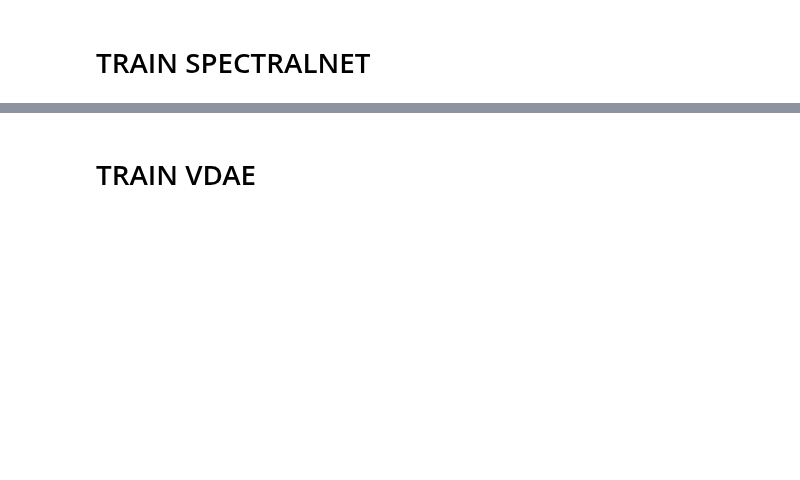
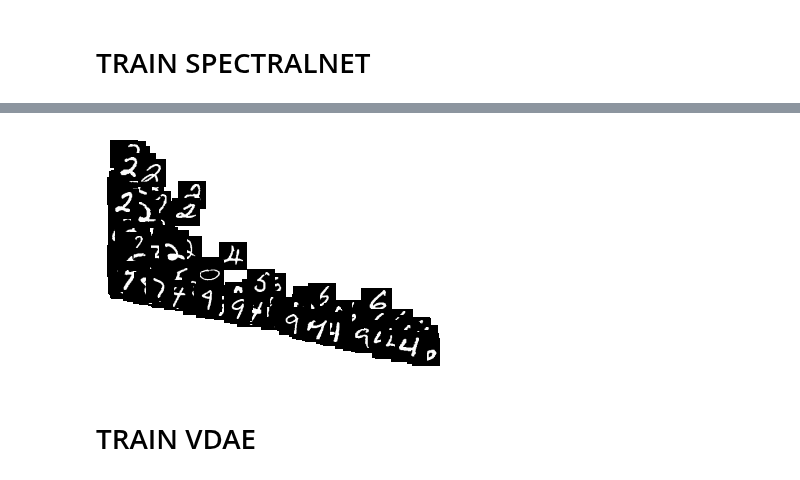
Before and after one commit to lihenryhfl/SpectralVAEGAN, a Jupyter notebook: vdae_examples.ipynb, the cells around one changed output, grey strips where cells are left out. Saved outputs shown, nothing was run; the diff lists cells and outputs as text; code cells hidden in the pictures; blank space fills up the shorter version.

```diff
--- a/vdae_examples.ipynb
+++ b/vdae_examples.ipynb
@@ -19,11 +39,10 @@ from vdae.vdae_util import *
 # %% [markdown]
 # DATASET
 # %%
-dataset = 'loop'
+dataset = 'mnist'
 
 if dataset == 'mnist':
-    from keras.datsets import mnist
-    (x_train, y_train), (x_test, y_test) = mnist.load_data()
+    (x_train, y_train), (x_test, y_test) = tf.keras.datasets.mnist.load_data()
     # reshape and standardize x arrays
     x_train = x_train.reshape(len(x_train), -1) / 255
     x_test = x_test.reshape(len(x_test), -1) / 255
@@ -88,6 +112,6 @@ inputs = {
 # %%
 spectral_net = SpectralNet(inputs=inputs, arch=arch,
                 spec_reg=None, y_true=y_true, y_train_labeled_onehot=y_train_labeled_onehot,
-                n_clusters=n_clusters, affinity='knn', scale_nbr=8, n_nbrs=8,
+                n_clusters=n_clusters, affinity='knn', scale_nbr=2, n_nbrs=2,
                 batch_sizes=batch_sizes, siamese_net=None,
                 x_train=x_train, have_labeled=False)
@@ -101,20 +164,23 @@ g = plot(y_pred[:,:3], y_train.reshape(-1,))
 # %%
 # plot images over embeddings
 if 'mnist' in dataset or 'cifar' in dataset or 'coil' in dataset or 'faces' in dataset:
+    p = np.random.permutation(len(x_train))[:512]
     zoom = 1
     if 'mnist' in dataset:
         img_shape = (28, 28)
     elif 'cifar' in dataset:
         img_shape = (32, 32, 3)
     elif 'coil' in dataset and 'hr' in dataset:
         img_shape = (128, 128)
         zoom = 0.2
     elif 'coil' in dataset:
         img_shape = (32, 32)
     elif 'faces' in dataset:
         img_shape = (28, 20)
         zoom = 2
     _ = imscatter(y_pred[p,0], y_pred[p,1], x_train[p], shape=img_shape, zoom=zoom)
+# %% [output]
+[figure, added]
 # %% [markdown]
 # TRAIN VDAE
 # %%
```
Also changed, not shown: parts of 10 cells of this notebook.
